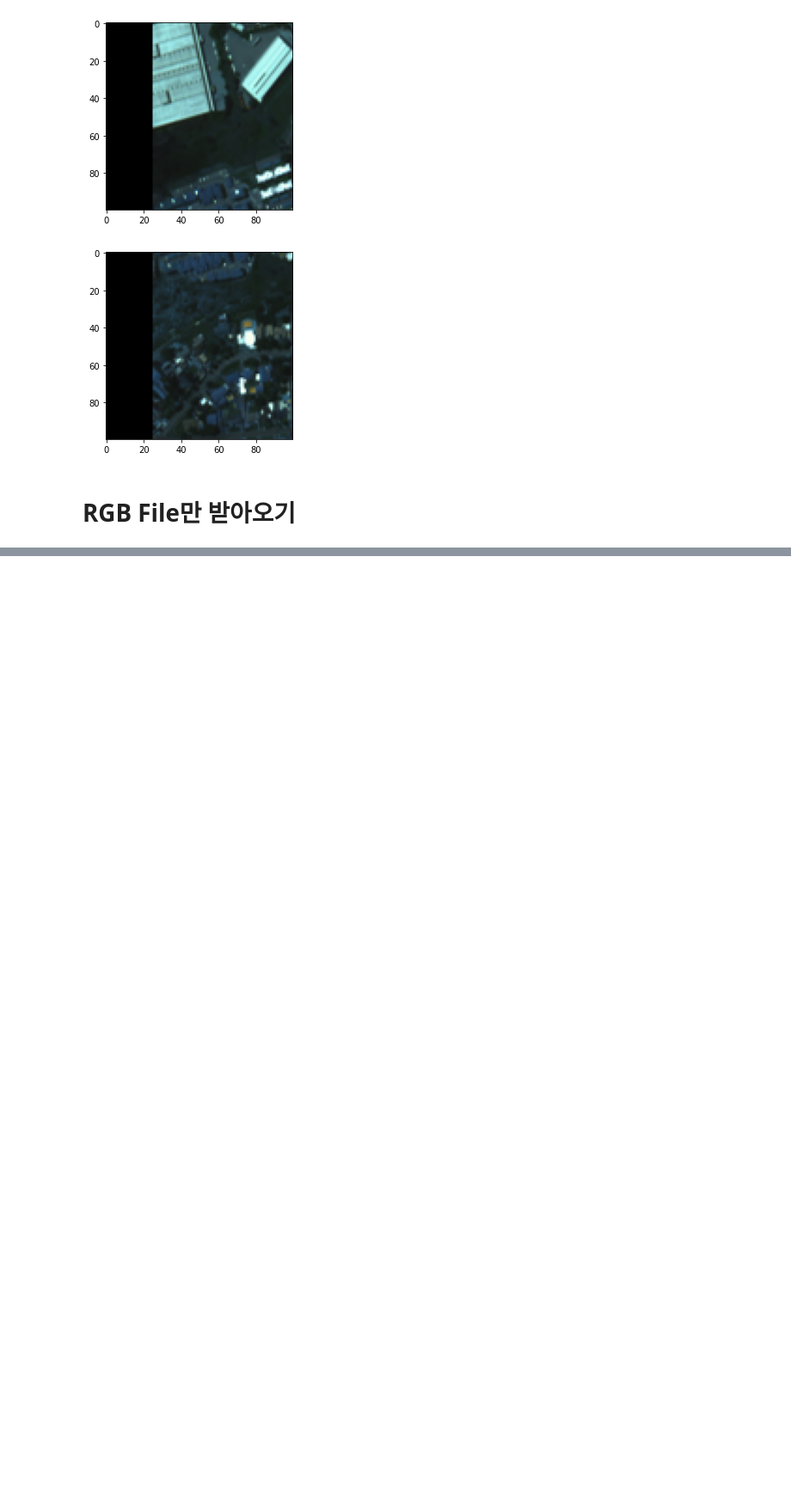
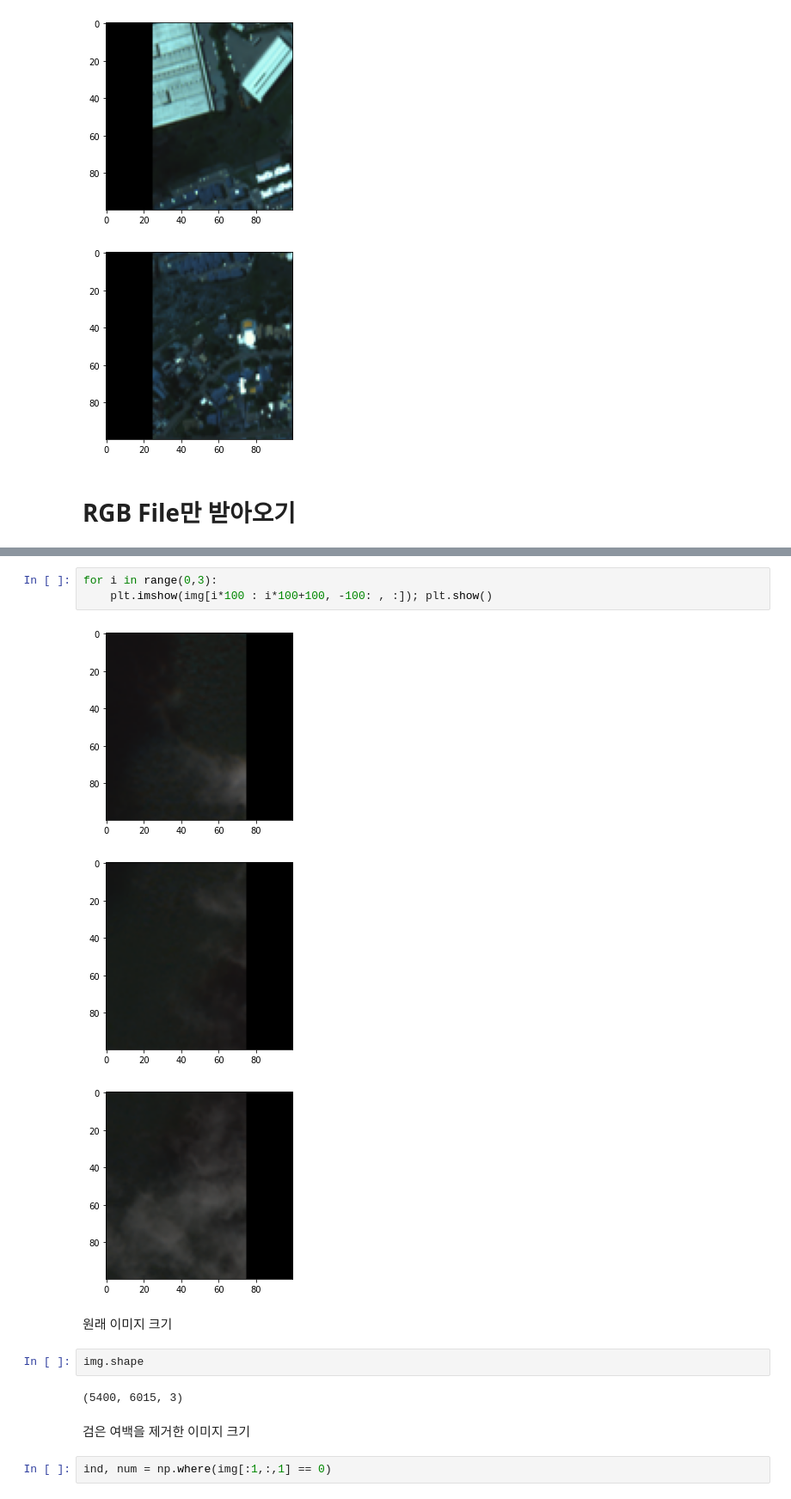
Before and after one commit to TEAM-LuckyDay/Cloud_segmentation, a Jupyter notebook: file_mount_test.ipynb, the cells around one changed output, grey strips where cells are left out. Shown at 86% size. Saved outputs shown, nothing was run; the diff lists cells and outputs as text; blank space fills up the shorter version.

```diff
--- a/file_mount_test.ipynb
+++ b/file_mount_test.ipynb
@@ -135,0 +117,17 @@ CLD00005_RGB_K3A_NIA0005.png
+# %%
+for i in range(0,3):
+    plt.imshow(img[i*100 : i*100+100, -100: , :]); plt.show()
+# %% [output]
+[figure, added]
+[figure, added]
+[figure, added]
+# %% [markdown]
+원래 이미지 크기
+# %%
+img.shape
+# %% [output]
+(5400, 6015, 3)
+# %% [markdown]
+검은 여백을 제거한 이미지 크기
+# %%
+ind, num = np.where(img[:1,:,1] == 0)
```
Also changed, not shown: parts of 38 cells of this notebook.
